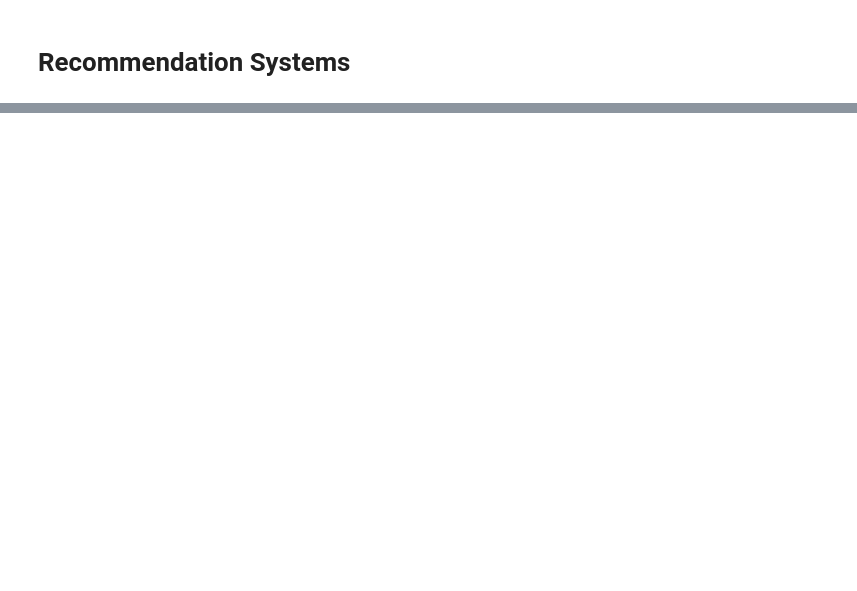
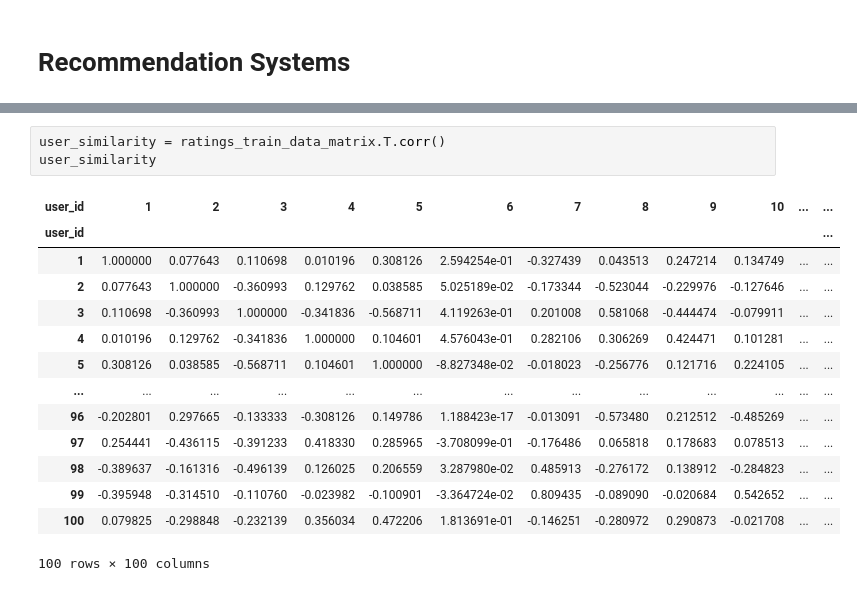
Before and after one commit to cqchien/data-mining-assignment, a Jupyter notebook: Assignment-4/exercise.ipynb, the cells around one changed output, grey strips where cells are left out. Saved outputs shown, nothing was run; the diff lists cells and outputs as text; blank space fills up the shorter version.

```diff
--- a/Assignment-4/exercise.ipynb
+++ b/Assignment-4/exercise.ipynb
@@ -324,0 +527,18 @@ TypeError: 'float' object is not iterable
+# %%
+user_similarity = ratings_train_data_matrix.T.corr()
+user_similarity
+# %% [output]
+| user_id | 1 | 2 | 3 | 4 | 5 | 6 | 7 | 8 | 9 | 10 | ... | ... |
+| user_id |  |  |  |  |  |  |  |  |  |  |  | ... |
+| 1 | 1.000000 | 0.077643 | 0.110698 | 0.010196 | 0.308126 | 2.594254e-01 | -0.327439 | 0.043513 | 0.247214 | 0.134749 | ... | ... |
+| 2 | 0.077643 | 1.000000 | -0.360993 | 0.129762 | 0.038585 | 5.025189e-02 | -0.173344 | -0.523044 | -0.229976 | -0.127646 | ... | ... |
+| 3 | 0.110698 | -0.360993 | 1.000000 | -0.341836 | -0.568711 | 4.119263e-01 | 0.201008 | 0.581068 | -0.444474 | -0.079911 | ... | ... |
+| 4 | 0.010196 | 0.129762 | -0.341836 | 1.000000 | 0.104601 | 4.576043e-01 | 0.282106 | 0.306269 | 0.424471 | 0.101281 | ... | ... |
+| 5 | 0.308126 | 0.038585 | -0.568711 | 0.104601 | 1.000000 | -8.827348e-02 | -0.018023 | -0.256776 | 0.121716 | 0.224105 | ... | ... |
+| ... | ... | ... | ... | ... | ... | ... | ... | ... | ... | ... | ... | ... |
+| 96 | -0.202801 | 0.297665 | -0.133333 | -0.308126 | 0.149786 | 1.188423e-17 | -0.013091 | -0.573480 | 0.212512 | -0.485269 | ... | ... |
+| 97 | 0.254441 | -0.436115 | -0.391233 | 0.418330 | 0.285965 | -3.708099e-01 | -0.176486 | 0.065818 | 0.178683 | 0.078513 | ... | ... |
+| 98 | -0.389637 | -0.161316 | -0.496139 | 0.126025 | 0.206559 | 3.287980e-02 | 0.485913 | -0.276172 | 0.138912 | -0.284823 | ... | ... |
+| 99 | -0.395948 | -0.314510 | -0.110760 | -0.023982 | -0.100901 | -3.364724e-02 | 0.809435 | -0.089090 | -0.020684 | 0.542652 | ... | ... |
+| 100 | 0.079825 | -0.298848 | -0.232139 | 0.356034 | 0.472206 | 1.813691e-01 | -0.146251 | -0.280972 | 0.290873 | -0.021708 | ... | ... |
+100 rows × 100 columns
```
Also changed, not shown: parts of 31 cells of this notebook, 1 other file.
